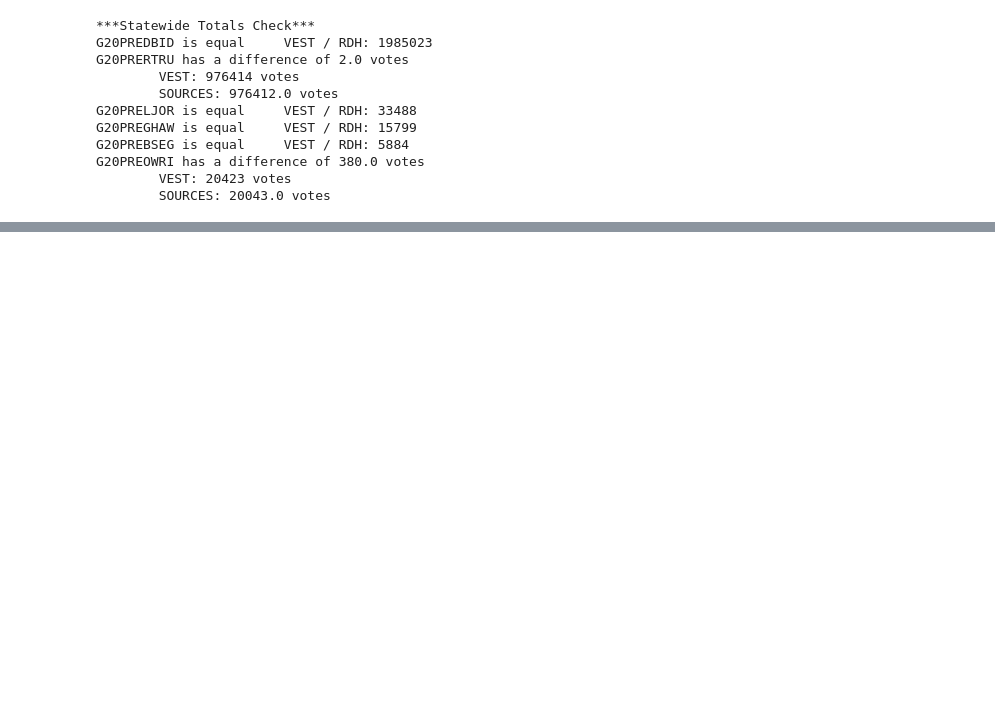
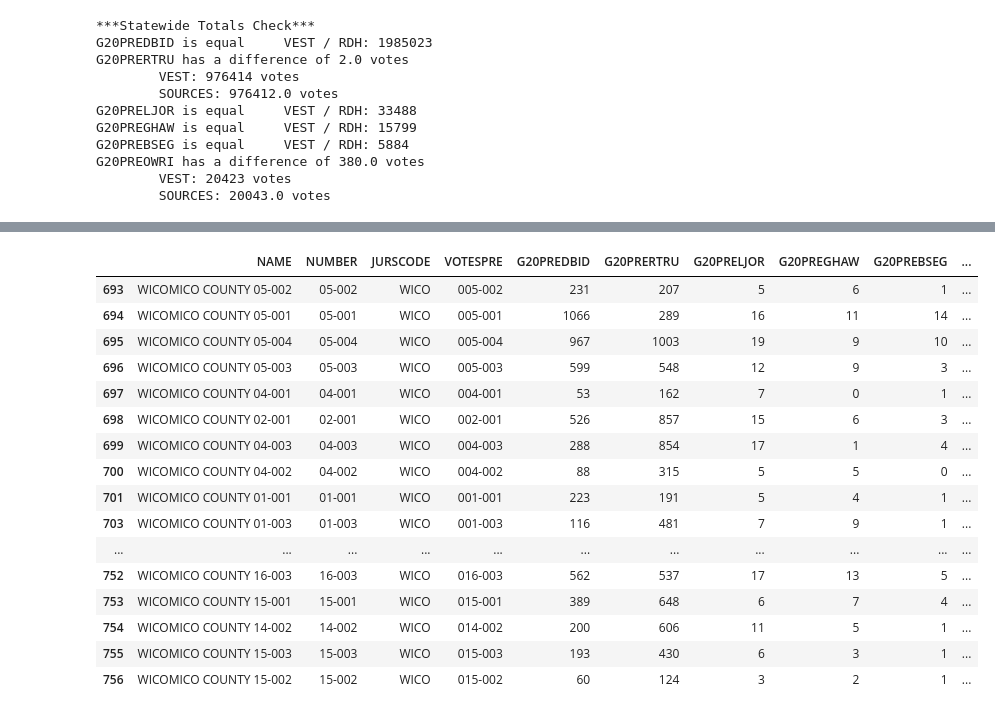
Before and after one commit to nonpartisan-redistricting-datahub/pdv-md, a Jupyter notebook: vest-md-20/vest-md-2020-validation.ipynb, the cells around one changed output, grey strips where cells are left out. Saved outputs shown, nothing was run; the diff lists cells and outputs as text; code cells hidden in the pictures; blank space fills up the shorter version.

```diff
--- a/vest-md-20/vest-md-2020-validation.ipynb
+++ b/vest-md-20/vest-md-2020-validation.ipynb
@@ -201,0 +455,20 @@ NameError: name 'partner_df' is not defined
+# %%
+vest_md_20[vest_md_20["JURSCODE"]=="WICO"]
+# %% [output]
+|  | NAME | NUMBER | JURSCODE | VOTESPRE | G20PREDBID | G20PRERTRU | G20PRELJOR | G20PREGHAW | G20PREBSEG | ... |
+| 693 | WICOMICO COUNTY 05-002 | 05-002 | WICO | 005-002 | 231 | 207 | 5 | 6 | 1 | ... |
+| 694 | WICOMICO COUNTY 05-001 | 05-001 | WICO | 005-001 | 1066 | 289 | 16 | 11 | 14 | ... |
+| 695 | WICOMICO COUNTY 05-004 | 05-004 | WICO | 005-004 | 967 | 1003 | 19 | 9 | 10 | ... |
+| 696 | WICOMICO COUNTY 05-003 | 05-003 | WICO | 005-003 | 599 | 548 | 12 | 9 | 3 | ... |
+| 697 | WICOMICO COUNTY 04-001 | 04-001 | WICO | 004-001 | 53 | 162 | 7 | 0 | 1 | ... |
+| 698 | WICOMICO COUNTY 02-001 | 02-001 | WICO | 002-001 | 526 | 857 | 15 | 6 | 3 | ... |
+| 699 | WICOMICO COUNTY 04-003 | 04-003 | WICO | 004-003 | 288 | 854 | 17 | 1 | 4 | ... |
+| 700 | WICOMICO COUNTY 04-002 | 04-002 | WICO | 004-002 | 88 | 315 | 5 | 5 | 0 | ... |
+| 701 | WICOMICO COUNTY 01-001 | 01-001 | WICO | 001-001 | 223 | 191 | 5 | 4 | 1 | ... |
+| 703 | WICOMICO COUNTY 01-003 | 01-003 | WICO | 001-003 | 116 | 481 | 7 | 9 | 1 | ... |
+| ... | ... | ... | ... | ... | ... | ... | ... | ... | ... | ... |
+| 752 | WICOMICO COUNTY 16-003 | 16-003 | WICO | 016-003 | 562 | 537 | 17 | 13 | 5 | ... |
+| 753 | WICOMICO COUNTY 15-001 | 15-001 | WICO | 015-001 | 389 | 648 | 6 | 7 | 4 | ... |
+| 754 | WICOMICO COUNTY 14-002 | 14-002 | WICO | 014-002 | 200 | 606 | 11 | 5 | 1 | ... |
+| 755 | WICOMICO COUNTY 15-003 | 15-003 | WICO | 015-003 | 193 | 430 | 6 | 3 | 1 | ... |
+| 756 | WICOMICO COUNTY 15-002 | 15-002 | WICO | 015-002 | 60 | 124 | 3 | 2 | 1 | ... |
```
Also changed, not shown: parts of 34 cells of this notebook.
